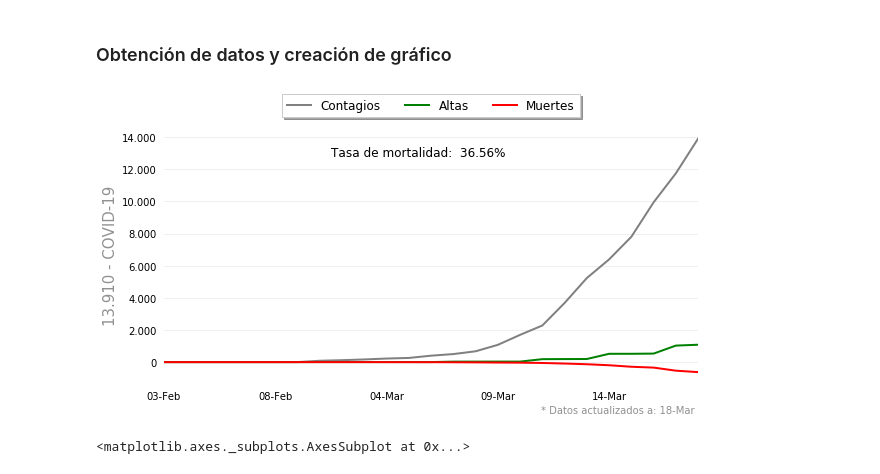
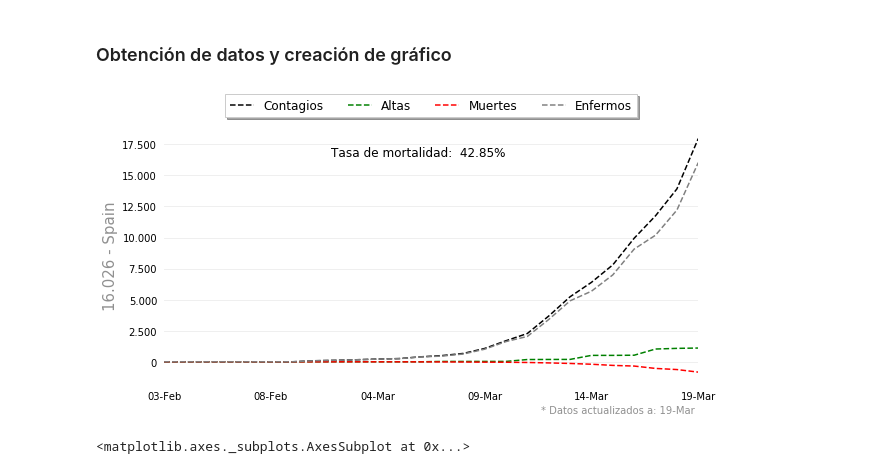
Before and after one commit to JVPA/Varios, a Jupyter notebook: COVID-19.ipynb, the cells around one changed output. Drawn from its saved outputs; the diff is of its cells as text; code cells hidden in the pictures.

```diff
--- a/COVID-19.ipynb
+++ b/COVID-19.ipynb
@@ -20,9 +26,9 @@ def CrearGrafico(df, Titulo):
 
     df.set_index('Fecha', inplace = True)
     Grafico = df.plot(kind = 'line'
-                      , linestyle='-'
-                      , linewidth = 2.0
-                      , color=['grey','green','red']
+                      , linestyle= '--'
+                      , linewidth = 1.5
+                      , color=['black','green','red','grey']
                       , figsize = (14.36 / 1.5, 7.09 / 1.5))
 
     Grafico.tick_params(left = False, bottom = False)
@@ -30,7 +36,7 @@ def CrearGrafico(df, Titulo):
     Grafico.fmt_xdata = mdates.DateFormatter('%m')
     Grafico.legend(loc = 'upper center'
                , bbox_to_anchor = (0.5, 1.15)
-               , ncol = 3
+               , ncol = 4
                , fancybox = False
                , shadow = True
                , fontsize = 12)
@@ -46,7 +52,7 @@ def CrearGrafico(df, Titulo):
 
     [spine.set_visible(False) for spine in plt.gca().spines.values()]
     plt.gca().set_yticklabels([str(locale.format_string('%.0f',x , True)).replace(',','.') for x in plt.gca().get_yticks()])
-    plt.gca().set_ylabel(str(locale.format_string('%.0f', df[-1:]['Contagios'].sum(), True)).replace(',','.') + ' - ' + Titulo
+    plt.gca().set_ylabel(str(locale.format_string('%.0f', df[-1:]['Enfermos'].sum(), True)).replace(',','.') + ' - ' + Titulo
                          , color = '#909090'
                          , fontsize = 15)
 
@@ -61,18 +67,18 @@ def CrearGrafico(df, Titulo):
 
     return Grafico
 # %%
-def getDatos(param):
+def getDatos(param, Pais):
     Url = 'https://raw.githubusercontent.com/CSSEGISandData/COVID-19/master/csse_covid_19_data/csse_covid_19_time_series/' + param['Tabla'] + '.csv'
 
     df = (pd.read_csv(Url, sep = ',', header = 0)
           .drop(['Province/State','Lat','Long'], axis='columns')
           .rename(columns = {'Country/Region':'Pais'}))
 
-    df = (df[(df['Pais'] == 'Spain')]
+    df = (df[(df['Pais'] == Pais)]
           .set_index('Pais')
           .transpose()
           .reset_index()
-          .rename(columns = {'Spain':param['Campo'],'index':'Fecha'}))
+          .rename(columns = {Pais:param['Campo'],'index':'Fecha'}))
 
     df = df[(df['Fecha'] > '2/29/20')]
     df['Fecha'] =  pd.to_datetime(df['Fecha'], format = '%m/%d/%y').dt.strftime('%d-%b')
@@ -83,21 +89,24 @@ def getDatos(param):
 # %%
 query = [{'Tabla':'time_series_19-covid-Confirmed'
          ,'Campo':'Contagios'}
         ,{'Tabla':'time_series_19-covid-Recovered'
          ,'Campo':'Altas'}
         ,{'Tabla':'time_series_19-covid-Deaths'
          ,'Campo':'Muertes'}]
 
-df = getDatos(query[0])
+Pais = 'Spain'
+df = getDatos(query[0], Pais)
 for i in range(len(query) - 1):
-    df = pd.merge(df, getDatos(query[i + 1]), on='Fecha')
+    df = pd.merge(df, getDatos(query[i + 1], Pais), on='Fecha')
 
 df.loc[df['Fecha'] == '12-Mar', query[0]['Campo']] = 3680
 df.loc[df['Fecha'] == '12-Mar', query[1]['Campo']] = 189
 df.loc[df['Fecha'] == '12-Mar', query[2]['Campo']] = 89
 
+df['Enfermos'] = df.Contagios - df.Altas - df.Muertes
+
 df.Muertes *= -1
-CrearGrafico(df, 'COVID-19')
+CrearGrafico(df, Pais)
 # %% [output]
-[figure, old version]
+[figure, new version]
 <matplotlib.axes._subplots.AxesSubplot at 0x...>
```
Also changed, not shown: parts of 1 cell of this notebook.
